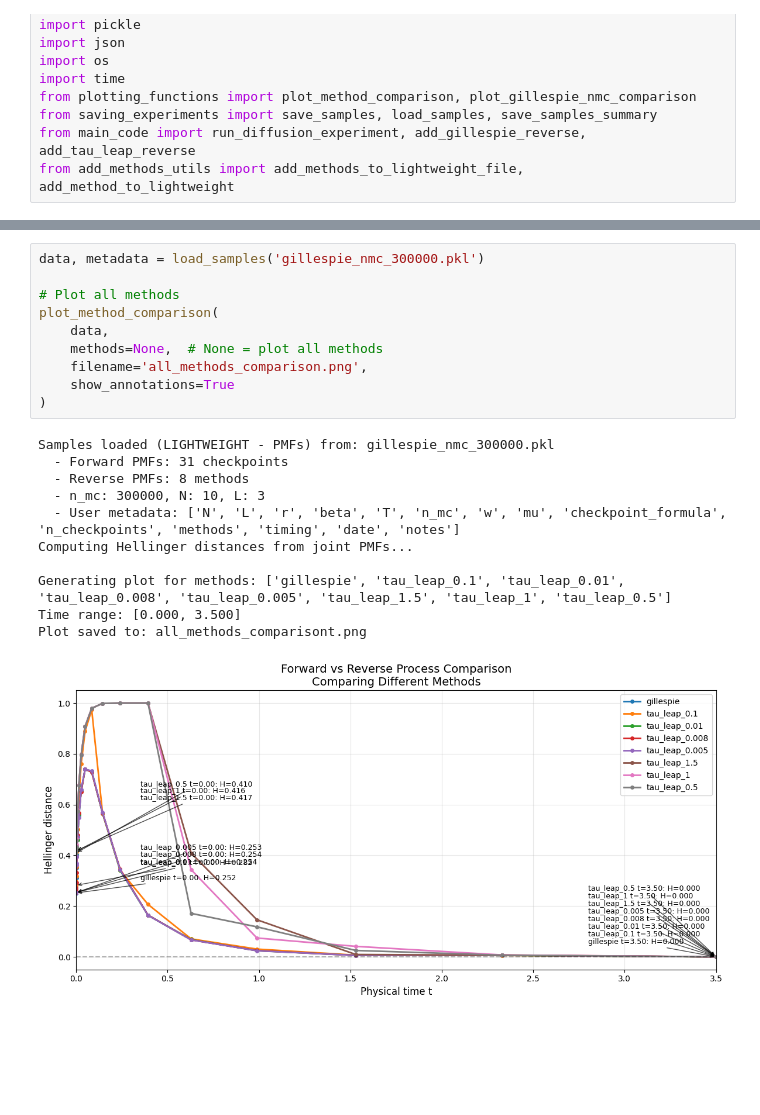
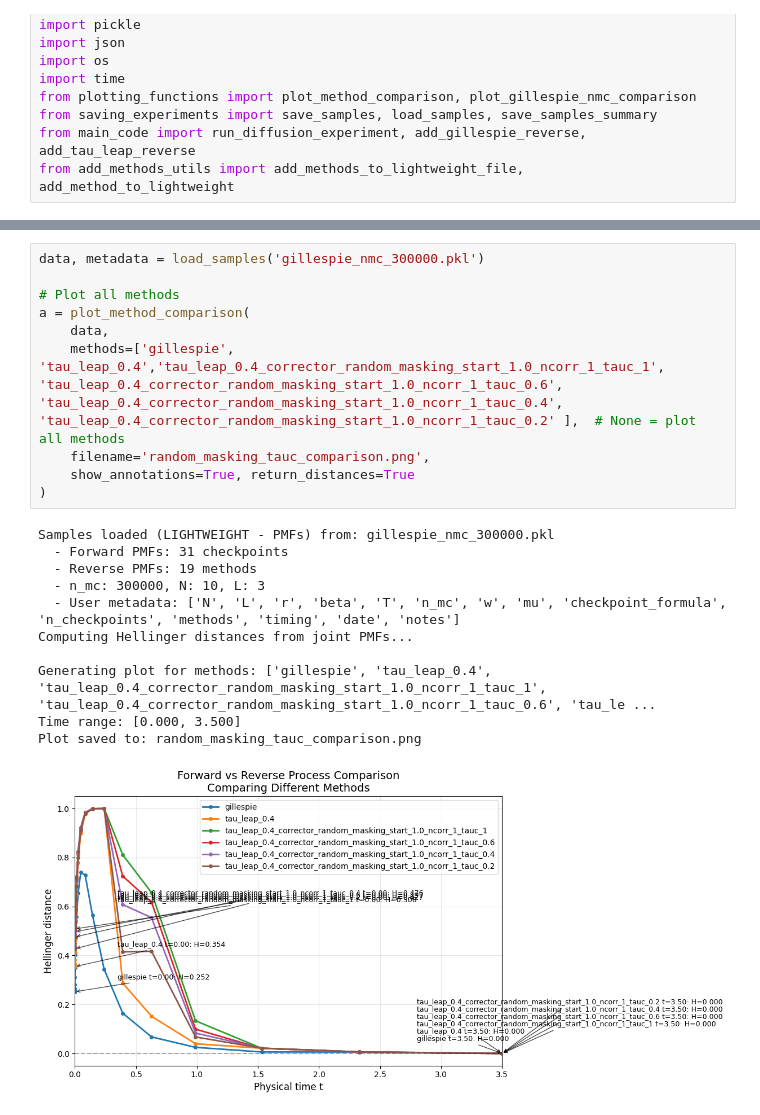
Before and after one commit to loren-ll/Correctors_Discrete_Diffusion, a Jupyter notebook: Testing_3.ipynb, the cells around one changed output, grey strips where cells are left out. Drawn from its saved outputs; the diff is of its cells as text; blank space fills up the shorter version.

Commit message:
[TEST RESULTS] random masking, full vs fwd only

```diff
--- a/Testing_3.ipynb
+++ b/Testing_3.ipynb
@@ -116,22 +84,22 @@ for method in results['methods_added']:
 # %%
 data, metadata = load_samples('gillespie_nmc_300000.pkl')
 
 # Plot all methods
-plot_method_comparison(
+a = plot_method_comparison(
     data,
-    methods=None,  # None = plot all methods
-    filename='all_methods_comparison.png',
-    show_annotations=True
+    methods=['gillespie', 'tau_leap_0.4','tau_leap_0.4_corrector_random_masking_start_1.0_ncorr_1_tauc_1', 'tau_leap_0.4_corrector_random_masking_start_1.0_ncorr_1_tauc_0.6', 'tau_leap_0.4_corrector_random_masking_start_1.0_ncorr_1_tauc_0.4', 'tau_leap_0.4_corrector_random_masking_start_1.0_ncorr_1_tauc_0.2' ],  # None = plot all methods
+    filename='random_masking_tauc_comparison.png',
+    show_annotations=True, return_distances=True
 )
 # %% [output]
 Samples loaded (LIGHTWEIGHT - PMFs) from: gillespie_nmc_300000.pkl
   - Forward PMFs: 31 checkpoints
-  - Reverse PMFs: 8 methods
+  - Reverse PMFs: 19 methods
   - n_mc: 300000, N: 10, L: 3
   - User metadata: ['N', 'L', 'r', 'beta', 'T', 'n_mc', 'w', 'mu', 'checkpoint_formula', 'n_checkpoints', 'methods', 'timing', 'date', 'notes']
 Computing Hellinger distances from joint PMFs...
 
-Generating plot for methods: ['gillespie', 'tau_leap_0.1', 'tau_leap_0.01', 'tau_leap_0.008', 'tau_leap_0.005', 'tau_leap_1.5', 'tau_leap_1', 'tau_leap_0.5']
+Generating plot for methods: ['gillespie', 'tau_leap_0.4', 'tau_leap_0.4_corrector_random_masking_start_1.0_ncorr_1_tauc_1', 'tau_leap_0.4_corrector_random_masking_start_1.0_ncorr_1_tauc_0.6', 'tau_le ...
 Time range: [0.000, 3.500]
-Plot saved to: all_methods_comparisont.png
+Plot saved to: random_masking_tauc_comparison.png
-[figure, old version]
+[figure, new version]
```
Also changed, not shown: parts of 8 cells of this notebook.
